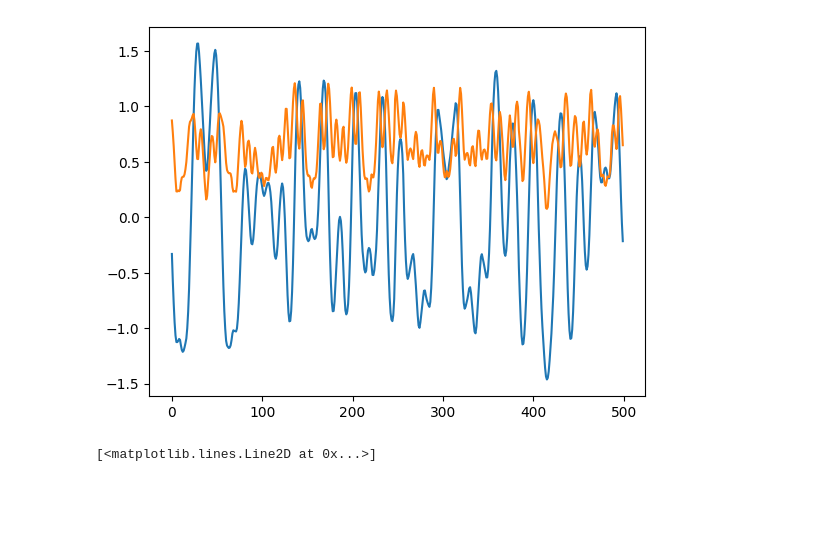
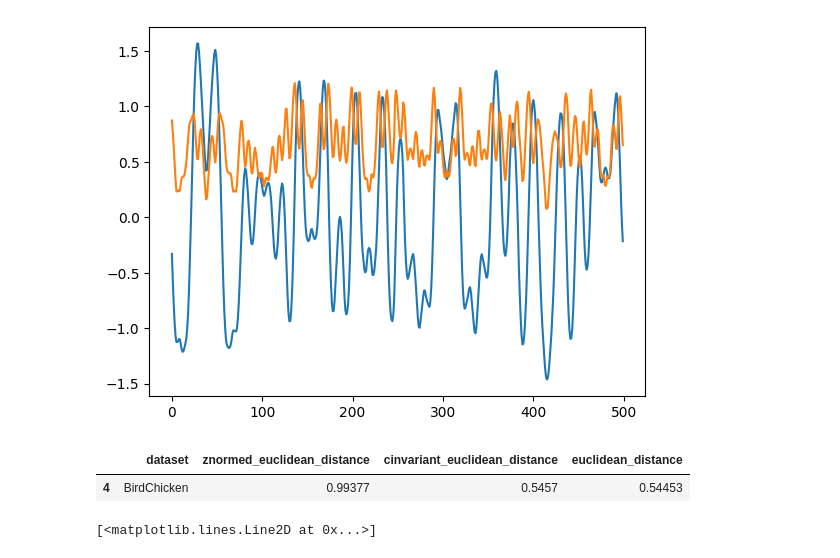
Before and after one commit to JaasperK/oracle, a Jupyter notebook: notebooks/oracle.ipynb, the cells around one changed output. Drawn from its saved outputs; the diff is of its cells as text; code cells hidden in the pictures; blank space fills up the shorter version.

```diff
--- a/notebooks/oracle.ipynb
+++ b/notebooks/oracle.ipynb
@@ -209,6 +214,11 @@ plt.plot(beetlefly_sigma[:view_len])  # in orange
 # %% [output]
 [<matplotlib.lines.Line2D at 0x...>]
 [figure]
+# %%
+dataset_scores.loc[[4]]
+# %% [output]
+|  | dataset | znormed_euclidean_distance | cinvariant_euclidean_distance | euclidean_distance |
+| 4 | BirdChicken | 0.99377 | 0.5457 | 0.54453 |
 # %%
 birdchicken_ts = time_series("BirdChicken")
 plt.plot(birdchicken_ts)
```
Also changed, not shown: parts of 2 cells of this notebook.
